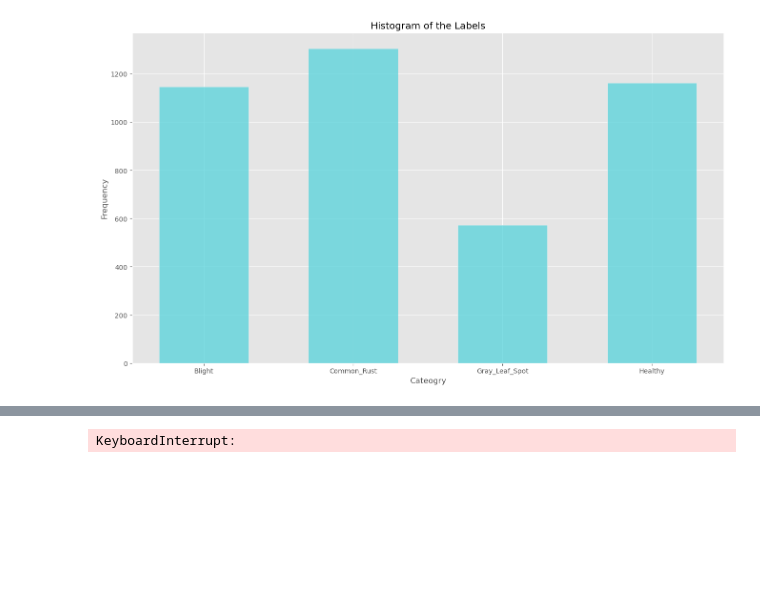
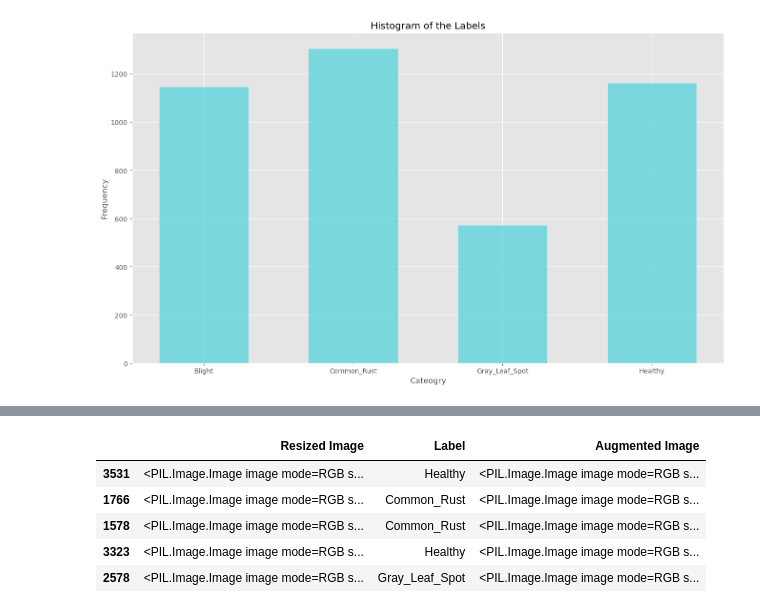
Before and after one commit to riccardo-borgo/Corn-Disease, a Jupyter notebook: main.ipynb, the cells around one changed output, grey strips where cells are left out. Saved outputs shown, nothing was run; the diff lists cells and outputs as text; code cells hidden in the pictures; blank space fills up the shorter version.

Commit message:
data augmentation

```diff
--- a/main.ipynb
+++ b/main.ipynb
@@ -125,3 +175,37 @@ plt.show()
+# %%
+def AdjustContrast(content):
+    p = 0.2
+    if np.random.random() < p:
+        return ImageEnhance.Contrast(content).enhance(np.random.uniform(0.5, 1.5))
+    else:
+        return content
+# %%
+def AdjustBrightness(content):
+    p = 0.2
+    if np.random.random() < p:
+        return ImageEnhance.Brightness(content).enhance(np.random.uniform(0.5, 1.5))
+    else:
+        return content
+# %%
+def DataAugmentation(content):
+    content = RandomRotation(content)
+    content = RandomHorizontalFlip(content)
+    content = RandomVerticalFlip(content)
+    content = RandomZoom(content)
+    content = AdjustContrast(content)
+    content = AdjustBrightness(content)
+    return content
+# %%
+x_train['Augmented Image'] = x_train['Resized Image'].apply(DataAugmentation)
+# %%
+x_train.head()
+# %% [output]
+|  | Resized Image | Label | Augmented Image |
+| 3531 | <PIL.Image.Image image mode=RGB s... | Healthy | <PIL.Image.Image image mode=RGB s... |
+| 1766 | <PIL.Image.Image image mode=RGB s... | Common_Rust | <PIL.Image.Image image mode=RGB s... |
+| 1578 | <PIL.Image.Image image mode=RGB s... | Common_Rust | <PIL.Image.Image image mode=RGB s... |
+| 3323 | <PIL.Image.Image image mode=RGB s... | Healthy | <PIL.Image.Image image mode=RGB s... |
+| 2578 | <PIL.Image.Image image mode=RGB s... | Gray_Leaf_Spot | <PIL.Image.Image image mode=RGB s... |
 # %%
 def ToTensor(content):
     return tf.convert_to_tensor(np.array(content))
@@ -130,4 +213,0 @@ dataset['Tensor Image'] = dataset['Resized Image'].apply(ToTensor)
-# %%
-dataset.head()
-# %% [output]
-KeyboardInterrupt:
```
Also changed, not shown: parts of 12 cells of this notebook.
